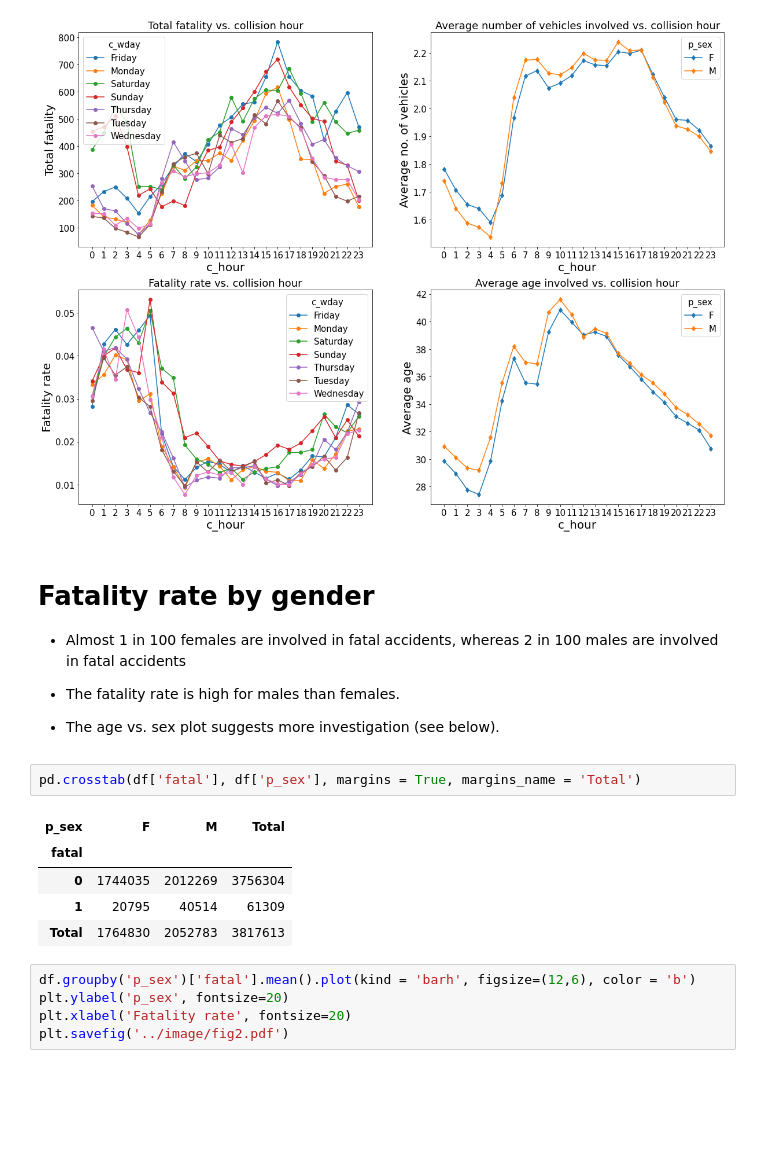
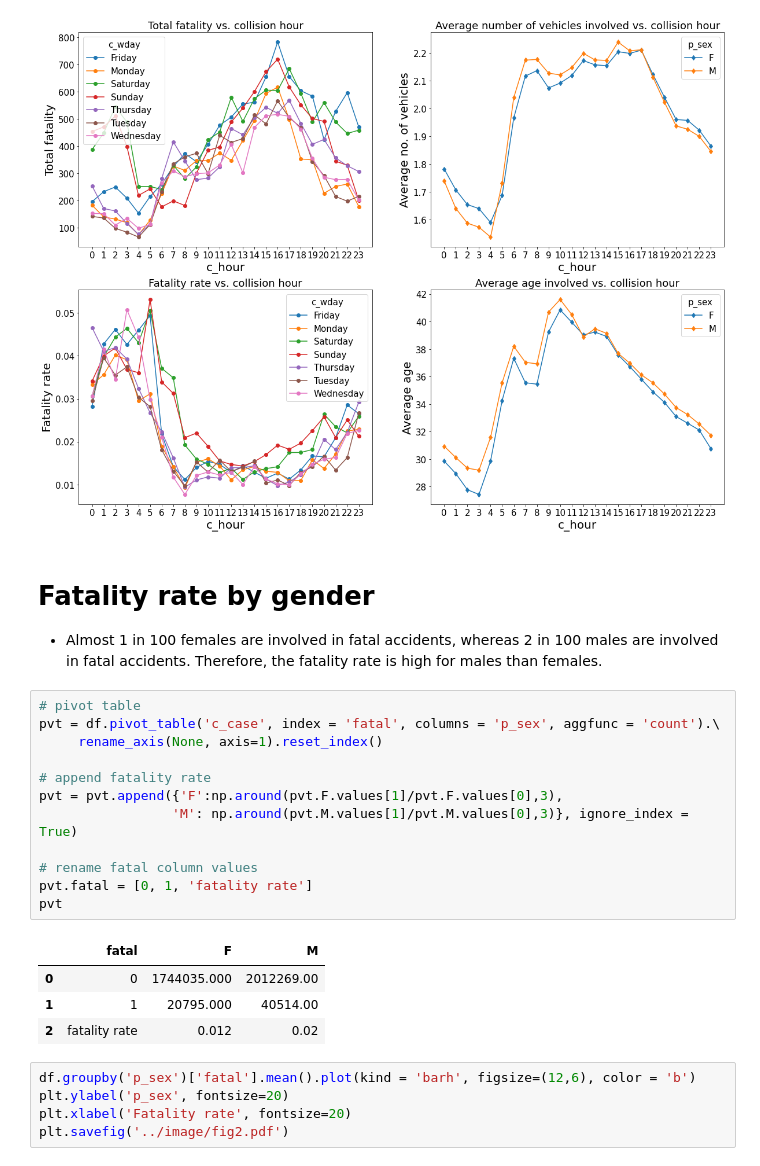
Before and after one commit to Owerre/imbalanced-learning, a Jupyter notebook: canada-collision/notebooks/02-eda.ipynb, the cells around one changed output. Cells and saved outputs as stored; diff of their text form; blank space fills up the shorter version.

```diff
--- a/canada-collision/notebooks/02-eda.ipynb
+++ b/canada-collision/notebooks/02-eda.ipynb
@@ -99,19 +107,24 @@ plt.savefig('../image/fig_h.png')
 [figure]
 # %% [markdown]
 #   Fatality rate by gender
-- Almost 1 in 100 females are involved in fatal accidents, whereas 2 in 100 males are involved in fatal accidents
-
-- The fatality rate is high for males than females.
-
-- The age vs. sex plot suggests more investigation (see below).
+- Almost 1 in 100 females are involved in fatal accidents, whereas 2 in 100 males are involved in fatal accidents. Therefore, the fatality rate is high for males than females.
-# %%
-pd.crosstab(df['fatal'], df['p_sex'], margins = True, margins_name = 'Total')
-# %% [output]
-| p_sex | F | M | Total |
-| fatal |  |  |  |
-| 0 | 1744035 | 2012269 | 3756304 |
-| 1 | 20795 | 40514 | 61309 |
-| Total | 1764830 | 2052783 | 3817613 |
+# %%
+# pivot table
+pvt = df.pivot_table('c_case', index = 'fatal', columns = 'p_sex', aggfunc = 'count').\
+     rename_axis(None, axis=1).reset_index()
+
+# append fatality rate
+pvt = pvt.append({'F':np.around(pvt.F.values[1]/pvt.F.values[0],3),
+                 'M': np.around(pvt.M.values[1]/pvt.M.values[0],3)}, ignore_index = True)
+
+# rename fatal column values
+pvt.fatal = [0, 1, 'fatality rate']
+pvt
+# %% [output]
+|  | fatal | F | M |
+| 0 | 0 | 1744035.000 | 2012269.00 |
+| 1 | 1 | 20795.000 | 40514.00 |
+| 2 | fatality rate | 0.012 | 0.02 |
 # %%
 df.groupby('p_sex')['fatal'].mean().plot(kind = 'barh', figsize=(12,6), color = 'b')
 plt.ylabel('p_sex', fontsize=20)
```
Also changed, not shown: parts of 6 cells of this notebook, 6 other files.
